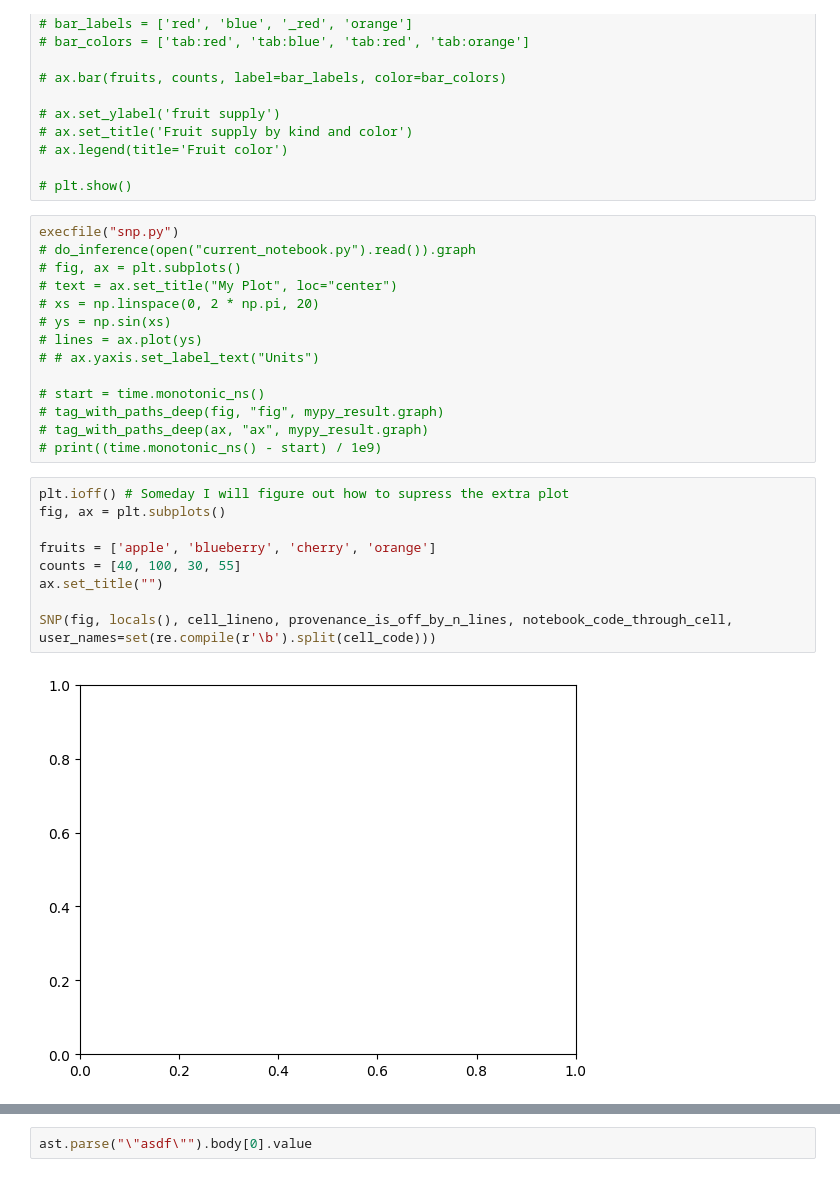
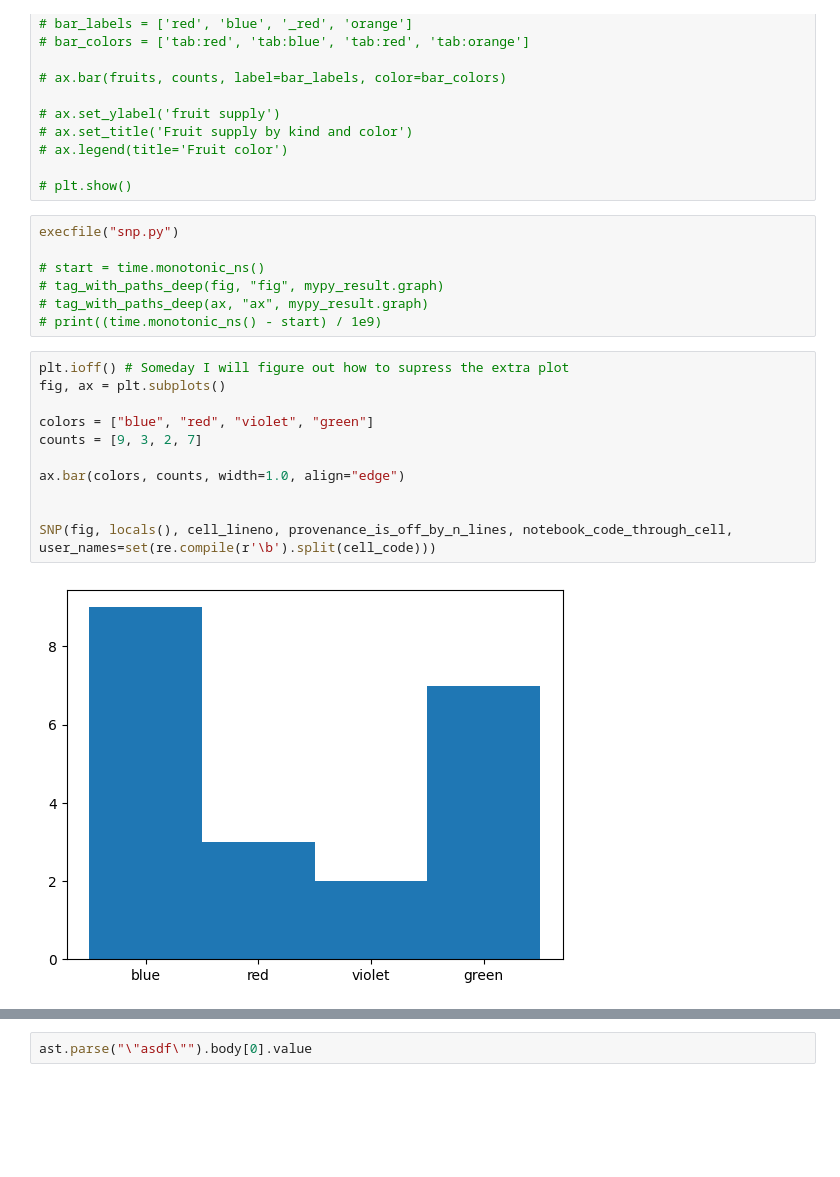
Before and after one commit to brianhempel/sketch-n-plot, a Jupyter notebook: Sketch-n-Plot.ipynb, the cells around one changed output, grey strips where cells are left out. Drawn from its saved outputs; the diff is of its cells as text; blank space fills up the shorter version.

```diff
--- a/Sketch-n-Plot.ipynb
+++ b/Sketch-n-Plot.ipynb
@@ -40,13 +33,6 @@ mpl.get_backend()
 # plt.show()
 # %%
 execfile("snp.py")
-# do_inference(open("current_notebook.py").read()).graph
-# fig, ax = plt.subplots()
-# text = ax.set_title("My Plot", loc="center")
-# xs = np.linspace(0, 2 * np.pi, 20)
-# ys = np.sin(xs)
-# lines = ax.plot(ys)
-# # ax.yaxis.set_label_text("Units")
 
 # start = time.monotonic_ns()
 # tag_with_paths_deep(fig, "fig", mypy_result.graph)
@@ -55,11 +41,13 @@ execfile("snp.py")
 # %%
 plt.ioff() # Someday I will figure out how to supress the extra plot
 fig, ax = plt.subplots()
 
-fruits = ['apple', 'blueberry', 'cherry', 'orange']
-counts = [40, 100, 30, 55]
-ax.set_title("")
+colors = ["blue", "red", "violet", "green"]
+counts = [9, 3, 2, 7]
+
+ax.bar(colors, counts, width=1.0, align="edge")
+
 
 SNP(fig, locals(), cell_lineno, provenance_is_off_by_n_lines, notebook_code_through_cell, user_names=set(re.compile(r'\b').split(cell_code)))
 # %% [output]
-[figure, old version]
+[figure, new version]
```
Also changed, not shown: parts of 7 cells of this notebook, 2 other files.
